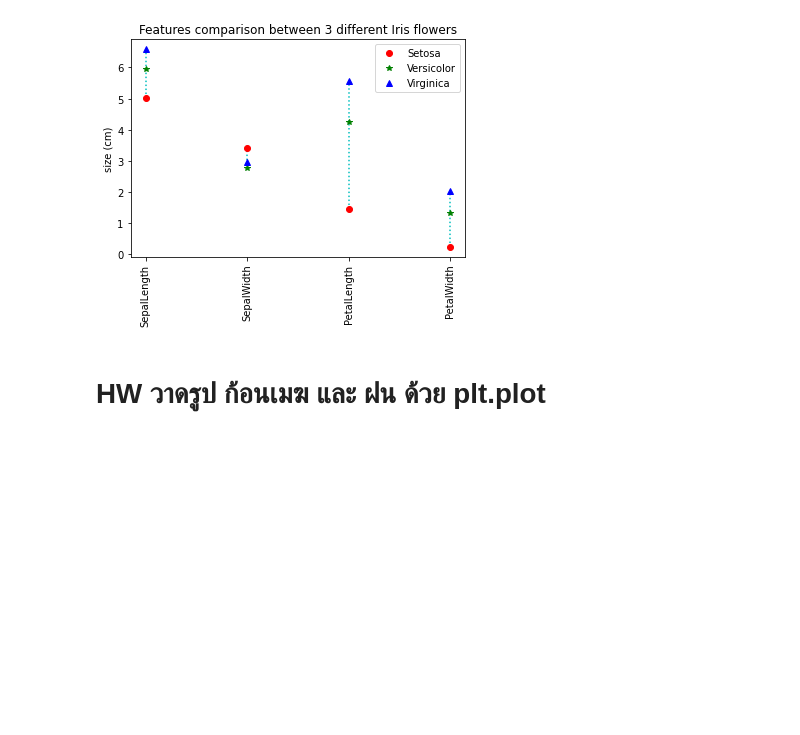
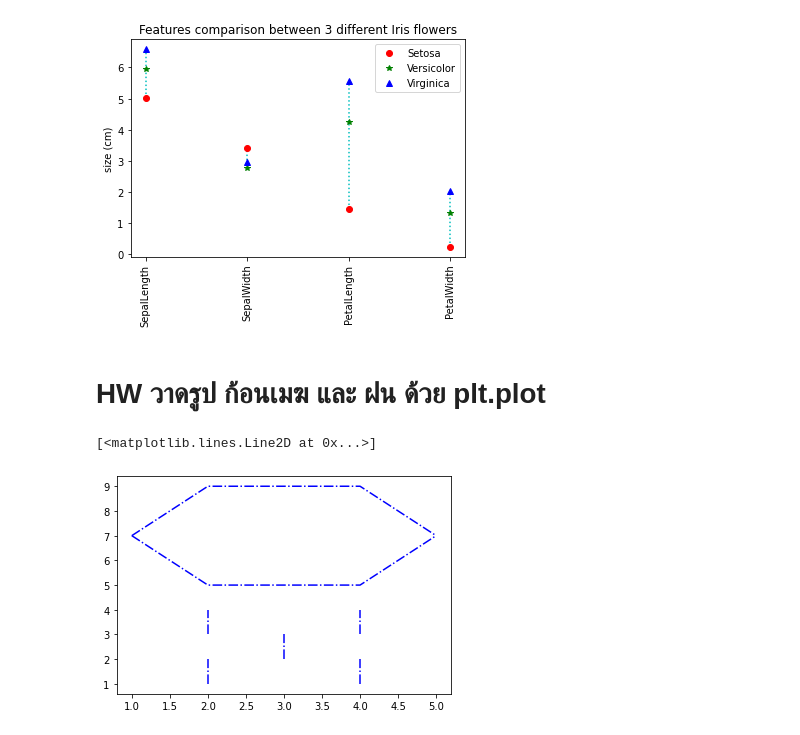
Before and after one commit to SupidchayaTangkidwanich/data_viz_2022, a Jupyter notebook: DataViz04_Data_Comparison.ipynb, the cells around one changed output. Drawn from its saved outputs; the diff is of its cells as text; code cells hidden in the pictures; blank space fills up the shorter version.

```diff
--- a/DataViz04_Data_Comparison.ipynb
+++ b/DataViz04_Data_Comparison.ipynb
@@ -135,3 +135,16 @@ plt.ylabel('size (cm)'); # เติมชื่อ แกน y
 [figure]
 # %% [markdown]
 # HW วาดรูป ก้อนเมฆ และ ฝน ด้วย plt.plot
+# %%
+# ฝน
+plt.plot([2,2],[1,2],'b-.')
+plt.plot([2,2],[3,4],'b-.')
+plt.plot([3,3],[2,3],'b-.')
+plt.plot([4,4],[1,2],'b-.')
+plt.plot([4,4],[3,4],'b-.')
+# ก้อนเมฆ
+plt.plot([1,2,3,4,5],[7,5,5,5,7],'b-.')
+plt.plot([1,2,3,4,5],[7,9,9,9,7],'b-.')
+# %% [output]
+[<matplotlib.lines.Line2D at 0x...>]
+[figure, added]
```
